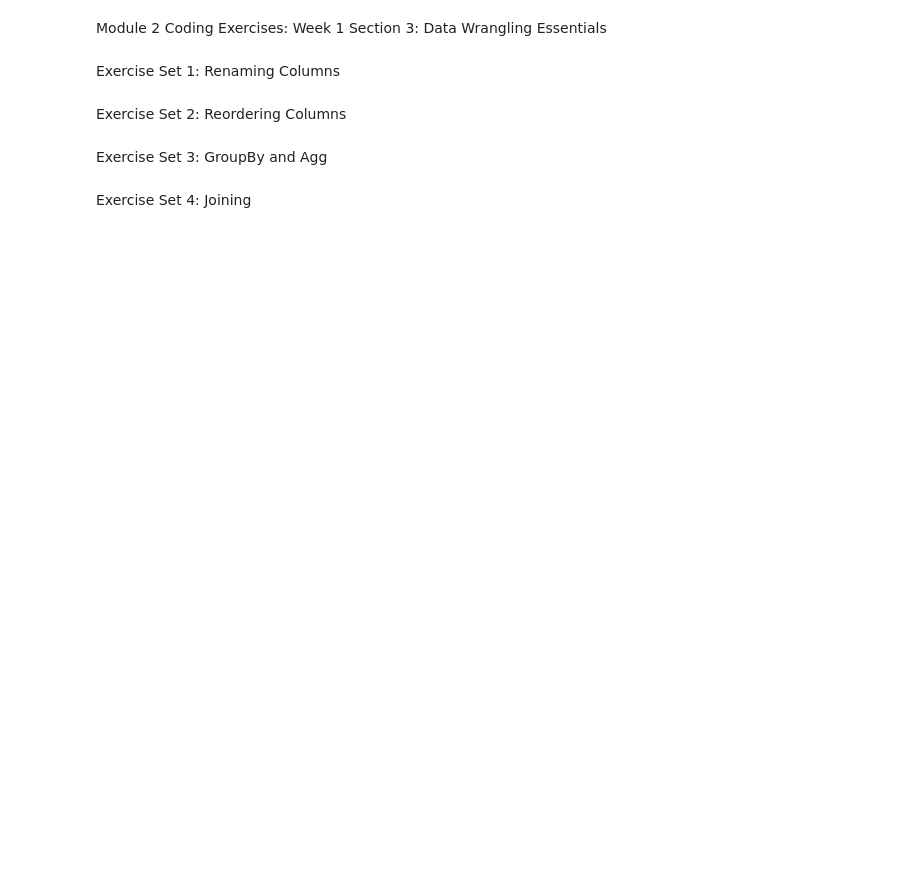
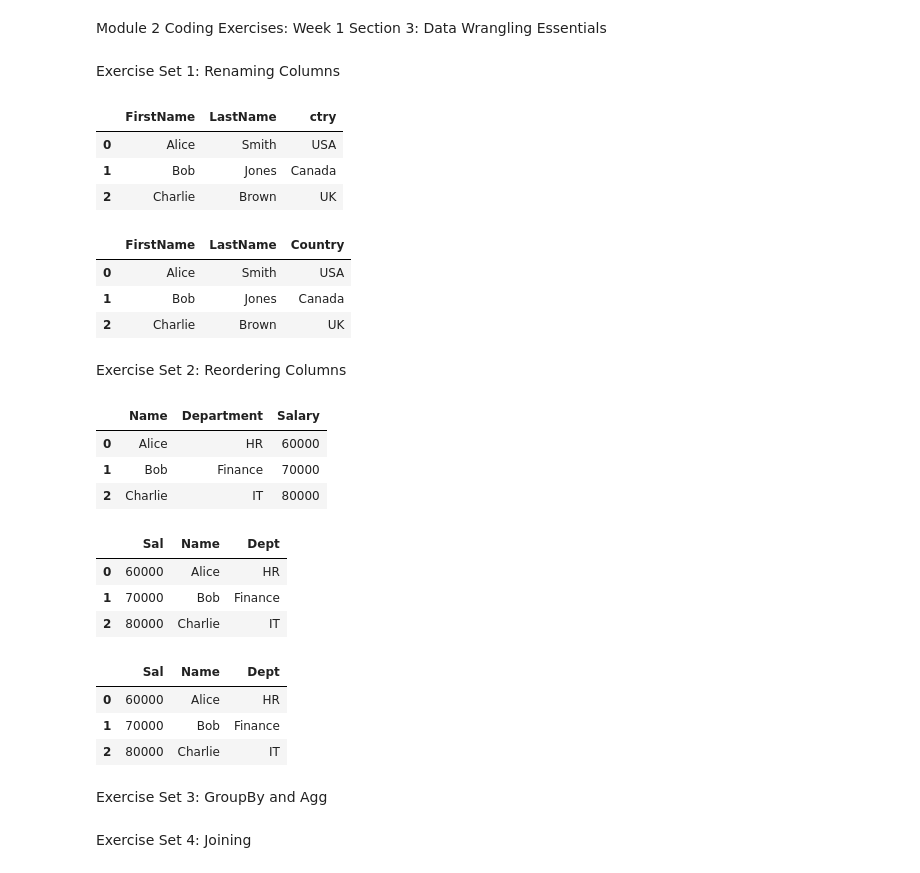
Before and after one commit to Candle3068/DA_M2_CodingExercises, a Jupyter notebook: w1_exercises.ipynb, the cells around one changed output. Cells and saved outputs as stored; diff of their text form; code cells hidden in the pictures; blank space fills up the shorter version.

```diff
--- a/w1_exercises.ipynb
+++ b/w1_exercises.ipynb
@@ -361,17 +458,27 @@ data = {
 
 df = pd.DataFrame(data)
 # %%
-# 1 Change fname to FirstName and lname to LastName.
+# 1 Change fname to FirstName and lname to LastName. COMPLETE
 
 data = {
 "fname": ["Alice", "Bob", "Charlie"],
 "lname": ["Smith", "Jones", "Brown"],
 "ctry": ["USA", "Canada", "UK"],
 }
 
 df = pd.DataFrame(data)
+
+df.rename(columns= {
+    "fname" : "FirstName",
+    "lname" : "LastName"
+})
+# %% [output]
+|  | FirstName | LastName | ctry |
+| 0 | Alice | Smith | USA |
+| 1 | Bob | Jones | Canada |
+| 2 | Charlie | Brown | UK |
 # %%
-# 2 Change all column names to: ['FirstName', 'LastName', 'Country']
+# 2 Change all column names to: ['FirstName', 'LastName', 'Country'] COMPLETE
 
 data = {
 "fname": ["Alice", "Bob", "Charlie"],
@@ -380,6 +487,16 @@ data = {
 }
 
 df = pd.DataFrame(data)
+df.rename(columns= {
+    "fname" : "FirstName",
+    "lname" : "LastName",
+    "ctry" : "Country"
+})
+# %% [output]
+|  | FirstName | LastName | Country |
+| 0 | Alice | Smith | USA |
+| 1 | Bob | Jones | Canada |
+| 2 | Charlie | Brown | UK |
 # %% [markdown]
 Exercise Set 2: Reordering Columns
 # %%
@@ -391,7 +508,7 @@ data = {
 
 df = pd.DataFrame(data)
 # %%
-# 1 Rename Dept to Department and Sal to Salary.
+# 1 Rename Dept to Department and Sal to Salary. COMPLETE
 
 data = {
 "Name": ["Alice", "Bob", "Charlie"],
@@ -400,8 +517,19 @@ data = {
 }
 
 df = pd.DataFrame(data)
+
+df = pd.DataFrame(data)
+df.rename(columns= {
+    "Dept" : "Department",
+    "Sal" : "Salary",
+})
+# %% [output]
+|  | Name | Department | Salary |
+| 0 | Alice | HR | 60000 |
+| 1 | Bob | Finance | 70000 |
+| 2 | Charlie | IT | 80000 |
 # %%
-# 2 Reorder columns so Salary appears first, followed by Name and Department.
+# 2 Reorder columns so Salary appears first, followed by Name and Department. COMPLETE
 
 data = {
 "Name": ["Alice", "Bob", "Charlie"],
@@ -410,8 +538,15 @@ data = {
 }
 
 df = pd.DataFrame(data)
+
+df.iloc[:, [2, 0, 1]]
+# %% [output]
+|  | Sal | Name | Dept |
+| 0 | 60000 | Alice | HR |
+| 1 | 70000 | Bob | Finance |
+| 2 | 80000 | Charlie | IT |
 # %%
-# 3 Print the updated DataFrame.
+# 3 Print the updated DataFrame. COMPLETE
 
 data = {
 "Name": ["Alice", "Bob", "Charlie"],
@@ -420,6 +555,14 @@ data = {
 }
 
 df = pd.DataFrame(data)
+
+df = df.iloc[:, [2, 0, 1]]
+df
+# %% [output]
+|  | Sal | Name | Dept |
+| 0 | 60000 | Alice | HR |
+| 1 | 70000 | Bob | Finance |
+| 2 | 80000 | Charlie | IT |
 # %% [markdown]
 Exercise Set 3: GroupBy and Agg
 # %%
```
Also changed, not shown: parts of 16 cells of this notebook.
